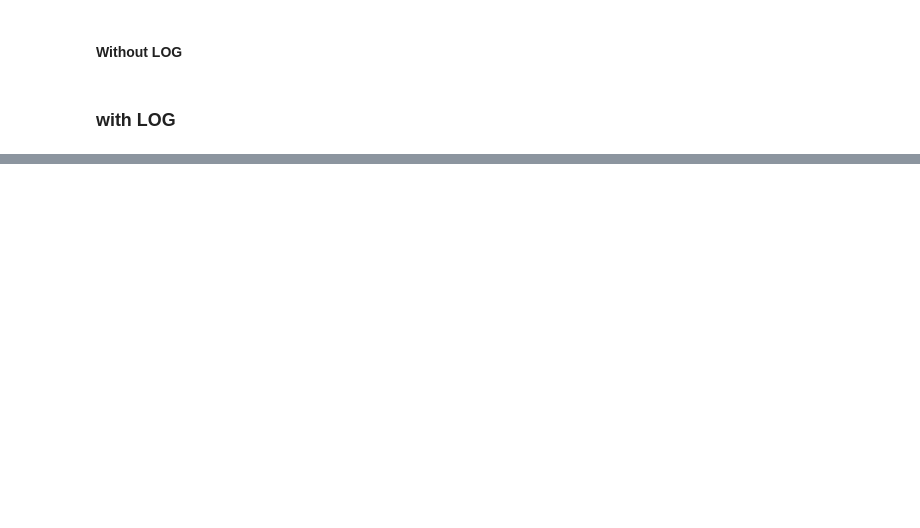
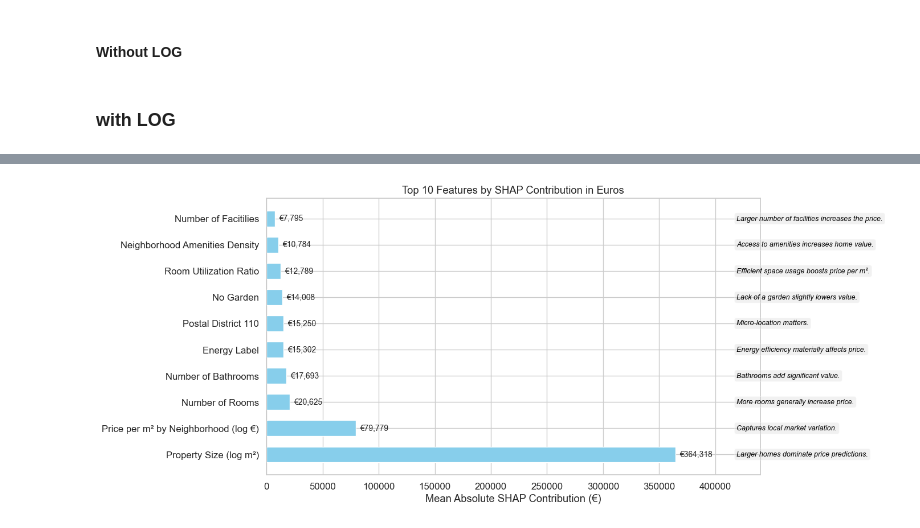
Before and after one commit to Laurynas26/house_price_prediction_project, a Jupyter notebook: notebooks/04_log_on_target.ipynb, the cells around one changed output, grey strips where cells are left out. Cells and saved outputs as stored; diff of their text form; code cells hidden in the pictures; blank space fills up the shorter version.

```diff
--- a/notebooks/04_log_on_target.ipynb
+++ b/notebooks/04_log_on_target.ipynb
@@ -307,0 +645,85 @@ logger.log_model(trained_xgb, "XGB_Optuna_LogTransformed_feature_eng", results_x
+# %%
+import matplotlib.pyplot as plt
+import seaborn as sns
+import numpy as np
+
+sns.set(style="whitegrid", font_scale=1.1)
+
+# Top 10 features
+top_features = mean_abs_shap_euros.head(10).sort_values()
+features = top_features.index
+shap_values = top_features.values
+models = np.arange(len(features))
+bar_width = 0.6
+color = 'skyblue'
+
+# Friendly feature names
+feature_rename = {
+    "log_size_num": "Property Size (log m²)",
+    "log_price_per_m2_neighborhood": "Price per m² by Neighborhood (log €)",
+    "nr_rooms": "Number of Rooms",
+    "bathrooms": "Number of Bathrooms",
+    "energy_label_encoded": "Energy Label",
+    "postal_district_110": "Postal District 110",
+    "garden_None": "No Garden",
+    "room_utilization_ratio": "Room Utilization Ratio",
+    "neighborhood_facility_density": "Neighborhood Amenities Density",
+    "num_facilities": "Number of Facitilies"
+}
+
+# Notes dictionary
+notes_dict = {
+    "log_size_num": "Larger homes dominate price predictions.",
+    "log_price_per_m2_neighborhood": "Captures local market variation.",
+    "nr_rooms": "More rooms generally increase price.",
+    "bathrooms": "Bathrooms add significant value.",
+    "energy_label_encoded": "Energy efficiency materially affects price.",
+    "postal_district_110": "Micro-location matters.",
+    "garden_None": "Lack of a garden slightly lowers value.",
+    "room_utilization_ratio": "Efficient space usage boosts price per m².",
+    "neighborhood_facility_density": "Access to amenities increases home value.",
+    "num_facilities": "Larger number of facilities increases the price."
+
+}
+
+# Map friendly names
+friendly_names = [feature_rename.get(f, f) for f in features]
+
+# Create figure
+fig, ax = plt.subplots(figsize=(14, 6))  # wider for notes
+
+# Horizontal bar plot
+bars = ax.barh(models, shap_values, height=bar_width, color=color)
+
+# Y-axis labels (friendly names)
+ax.set_yticks(models)
+ax.set_yticklabels(friendly_names)
+ax.invert_yaxis()  # highest SHAP on top
+
+# Labels and title
+ax.set_xlabel("Mean Absolute SHAP Contribution (€)")
+ax.set_title("Top 10 Features by SHAP Contribution in Euros")
+
+# Determine far-right position for notes (outside all bars)
+note_x = max(shap_values) * 1.15
+
+# Add value labels on bars and notes in boxes on the right
+for i, bar in enumerate(bars):
+    val = bar.get_width()
+    # Bar value
+    ax.text(val + max(shap_values)*0.01, i, f"€{val:,.0f}", va='center', fontsize=10)
+
+    # Note, if exists
+    note = notes_dict.get(features[i], "")
+    if note:
+        ax.text(note_x, i, note, va='center', ha='left', fontsize=9,
+                color='black', fontstyle='italic',
+                bbox=dict(facecolor='lightgray', alpha=0.3, boxstyle='round,pad=0.3'))
+
+# Extend x-limits to fit notes
+ax.set_xlim(0, note_x * 1.05)
+
+plt.tight_layout()
+plt.show()
+# %% [output]
+[figure, added]
```
Also changed, not shown: parts of 12 cells of this notebook, 2 other files.
